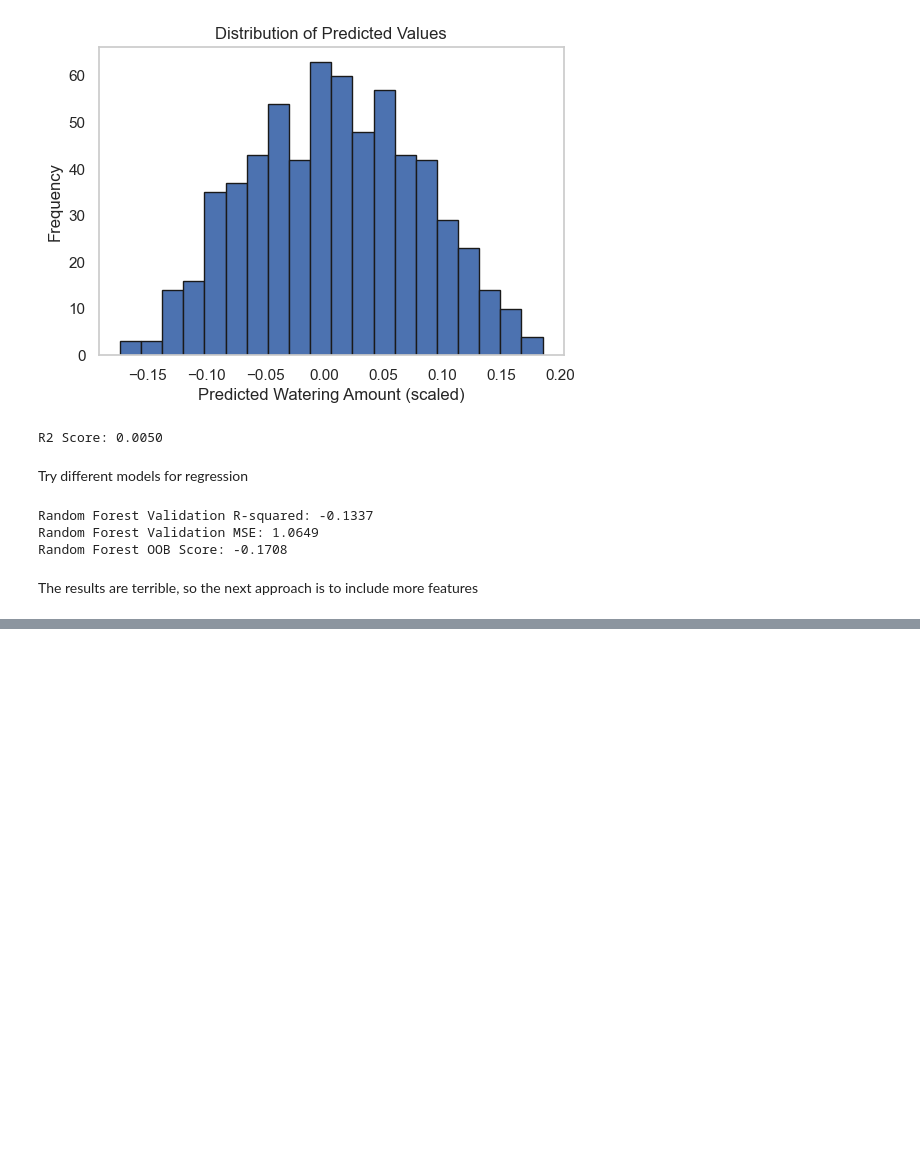
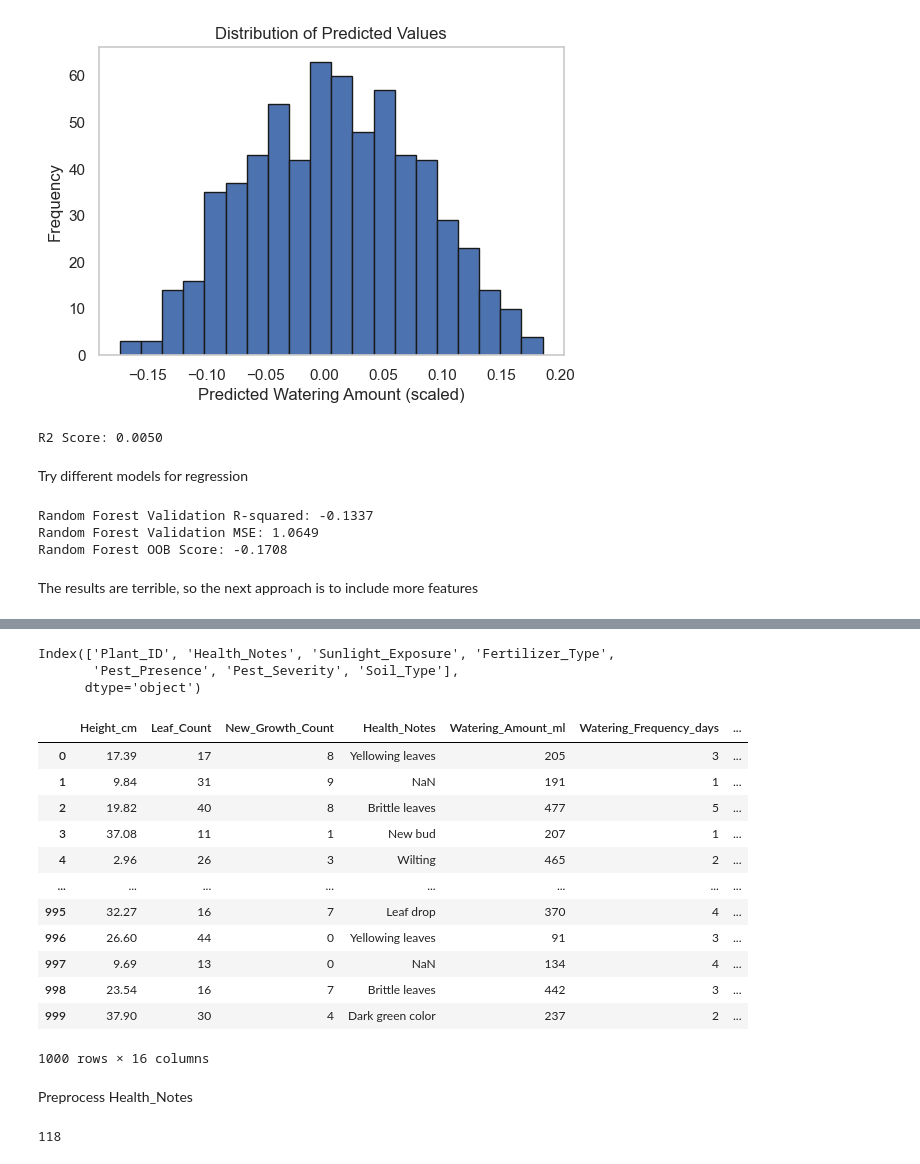
Before and after one commit to NancyNancy07/VIA_UrbanMicroFarm_MAL_Model, a Jupyter notebook: model.ipynb, the cells around one changed output, grey strips where cells are left out. Drawn from its saved outputs; the diff is of its cells as text; code cells hidden in the pictures; blank space fills up the shorter version.

```diff
--- a/model.ipynb
+++ b/model.ipynb
@@ -365,0 +397,32 @@ df2.head()
+# %%
+# Change the data type of the columns to numeric if possible
+numeric_columns = df2.columns[df2.dtypes == 'object']
+numeric_columns
+# %% [output]
+Index(['Plant_ID', 'Health_Notes', 'Sunlight_Exposure', 'Fertilizer_Type',
+       'Pest_Presence', 'Pest_Severity', 'Soil_Type'],
+      dtype='object')
+# %%
+# drop the plant Id to treat all the plants as one group
+df2 = df2.drop(columns=['Plant_ID'])
+df2
+# %% [output]
+|  | Height_cm | Leaf_Count | New_Growth_Count | Health_Notes | Watering_Amount_ml | Watering_Frequency_days | ... |
+| 0 | 17.39 | 17 | 8 | Yellowing leaves | 205 | 3 | ... |
+| 1 | 9.84 | 31 | 9 | NaN | 191 | 1 | ... |
+| 2 | 19.82 | 40 | 8 | Brittle leaves | 477 | 5 | ... |
+| 3 | 37.08 | 11 | 1 | New bud | 207 | 1 | ... |
+| 4 | 2.96 | 26 | 3 | Wilting | 465 | 2 | ... |
+| ... | ... | ... | ... | ... | ... | ... | ... |
+| 995 | 32.27 | 16 | 7 | Leaf drop | 370 | 4 | ... |
+| 996 | 26.60 | 44 | 0 | Yellowing leaves | 91 | 3 | ... |
+| 997 | 9.69 | 13 | 0 | NaN | 134 | 4 | ... |
+| 998 | 23.54 | 16 | 7 | Brittle leaves | 442 | 3 | ... |
+| 999 | 37.90 | 30 | 4 | Dark green color | 237 | 2 | ... |
+1000 rows × 16 columns
+# %% [markdown]
+Preprocess Health_Notes
+# %%
+df2['Health_Notes'].isnull().sum()
+# %% [output]
+118
```
Also changed, not shown: parts of 20 cells of this notebook.
